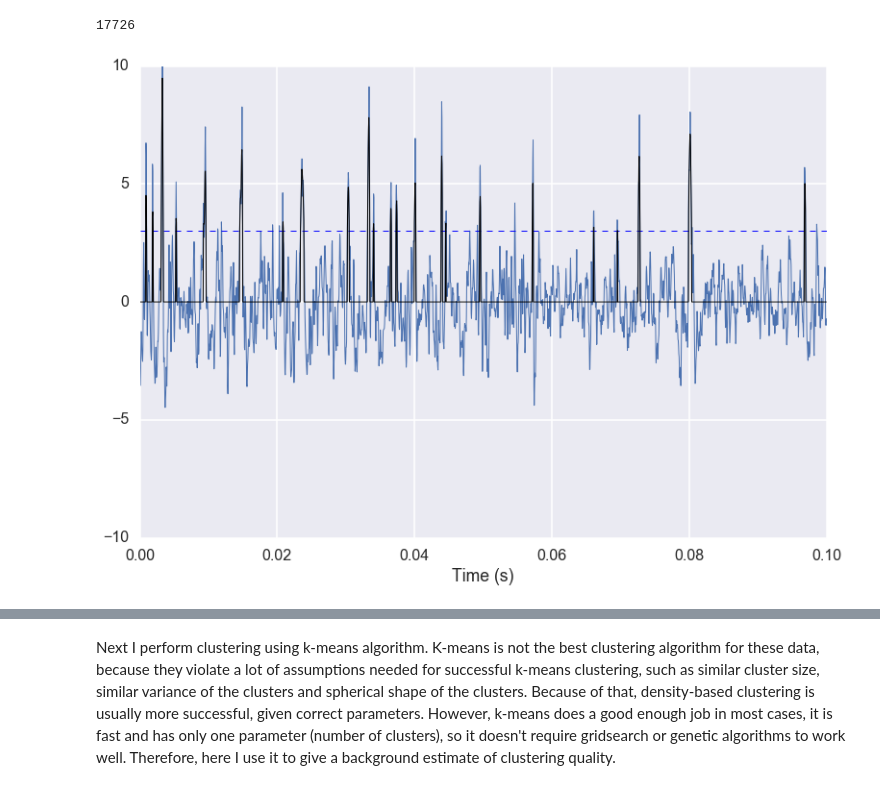
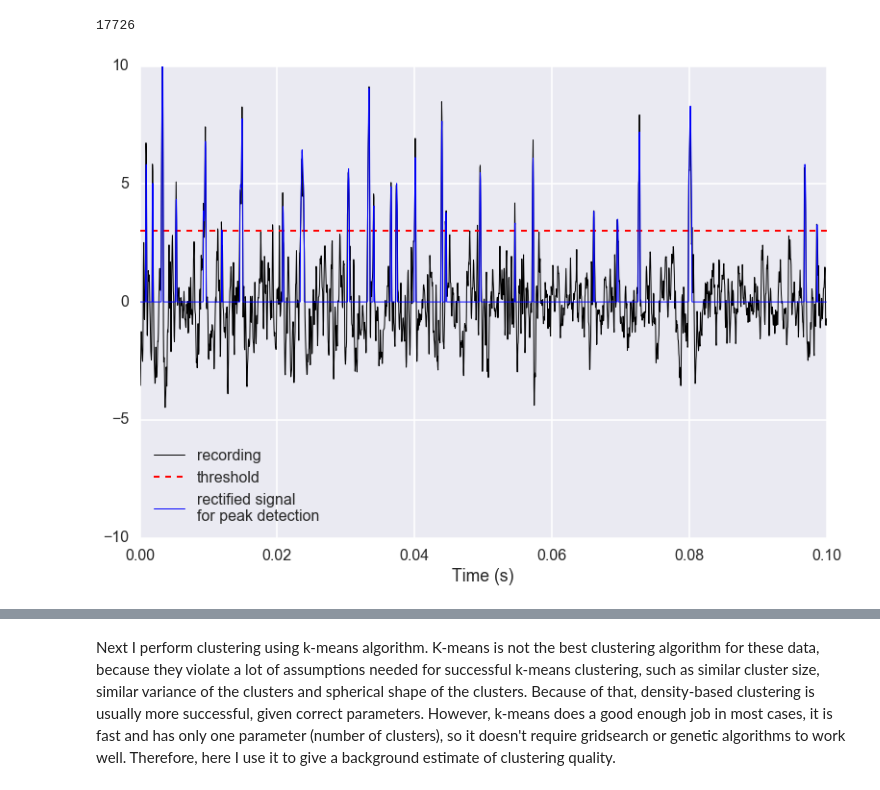
Before and after one commit to antopolskiy/code_showcase, a Jupyter notebook: spike_sorting.ipynb, the cells around one changed output, grey strips where cells are left out. Saved outputs shown, nothing was run; the diff lists cells and outputs as text; code cells hidden in the pictures.

```diff
--- a/spike_sorting.ipynb
+++ b/spike_sorting.ipynb
@@ -224,8 +224,11 @@ Next step is detecting spikes. I do it by thresholding on 3*MAD.
 from scipy.signal import fftconvolve
 
 # do running window average to smooth for peak detection
-length_of_filter = 5
+length_of_filter = 4
 data_filtered = fftconvolve(data,np.array([1]*length_of_filter)/length_of_filter,'same')
+
+# restore normalized amplitude
+data_filtered = data_filtered/mad(data_filtered)
 
 # rectify at threshold
 threshold = 3
@@ -235,16 +238,17 @@ gc.collect()
 # %% [output]
 17726
 # %%
-plt.plot(t[fragment], data[fragment])
-plt.axhline(threshold,linestyle='dashed')
-plt.plot(t[fragment], data_filtered[fragment],color='black')
+plt.plot(t[fragment], data[fragment],'k',label='recording')
+plt.axhline(threshold,color='r',linestyle='dashed',linewidth=2,label='threshold')
+plt.plot(t[fragment], data_filtered[fragment],color='b',label='rectified signal\nfor peak detection')
 plt.xlim([0,0.1])
 plt.ylim([-10,10])
+plt.legend(loc='best')
 plt.xlabel('Time (s)')
 
 plt.show()
 # %% [output]
-[figure, old version]
+[figure, new version]
 # %%
 def peak(x, min_dist=10):
     """
```
Also changed, not shown: parts of 11 cells of this notebook, 1 other file.
